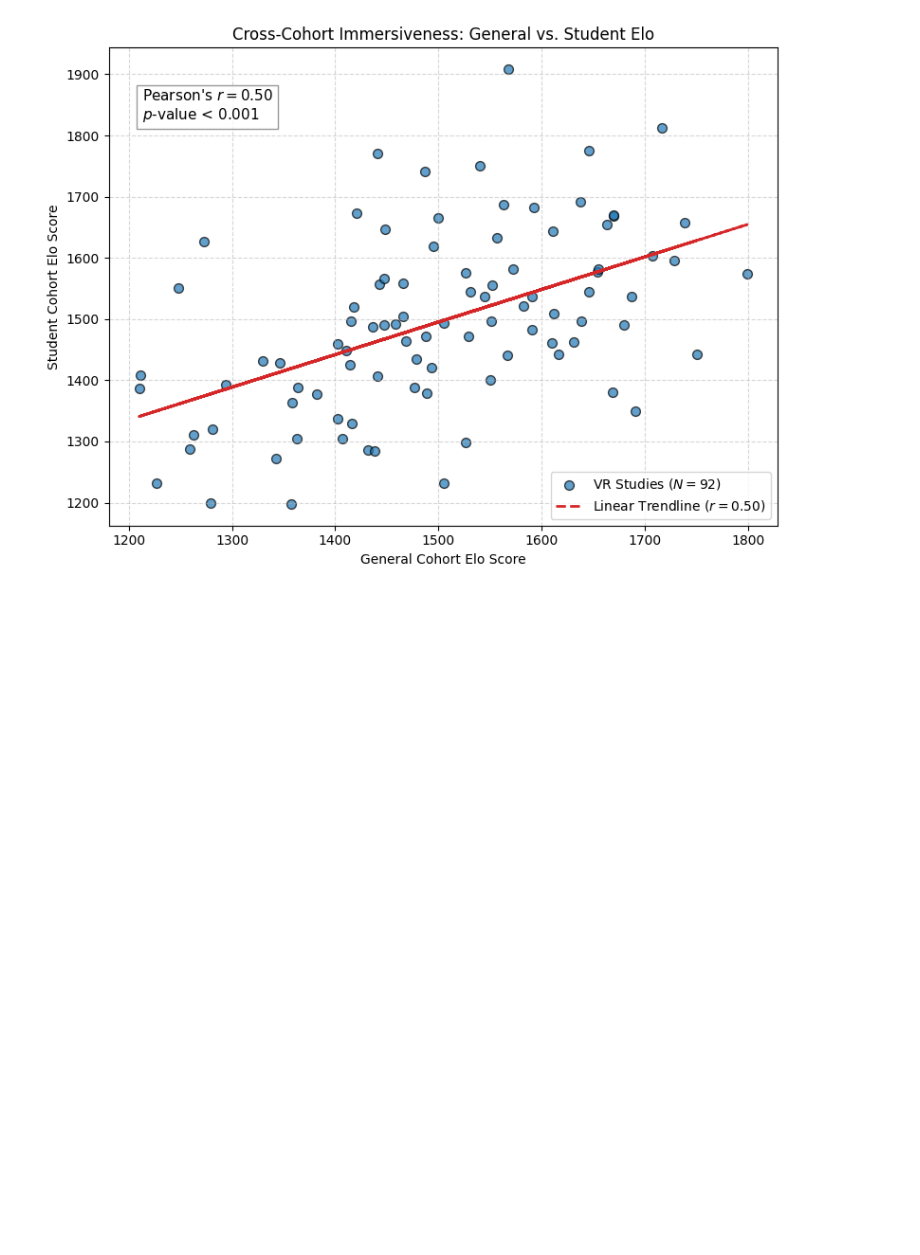
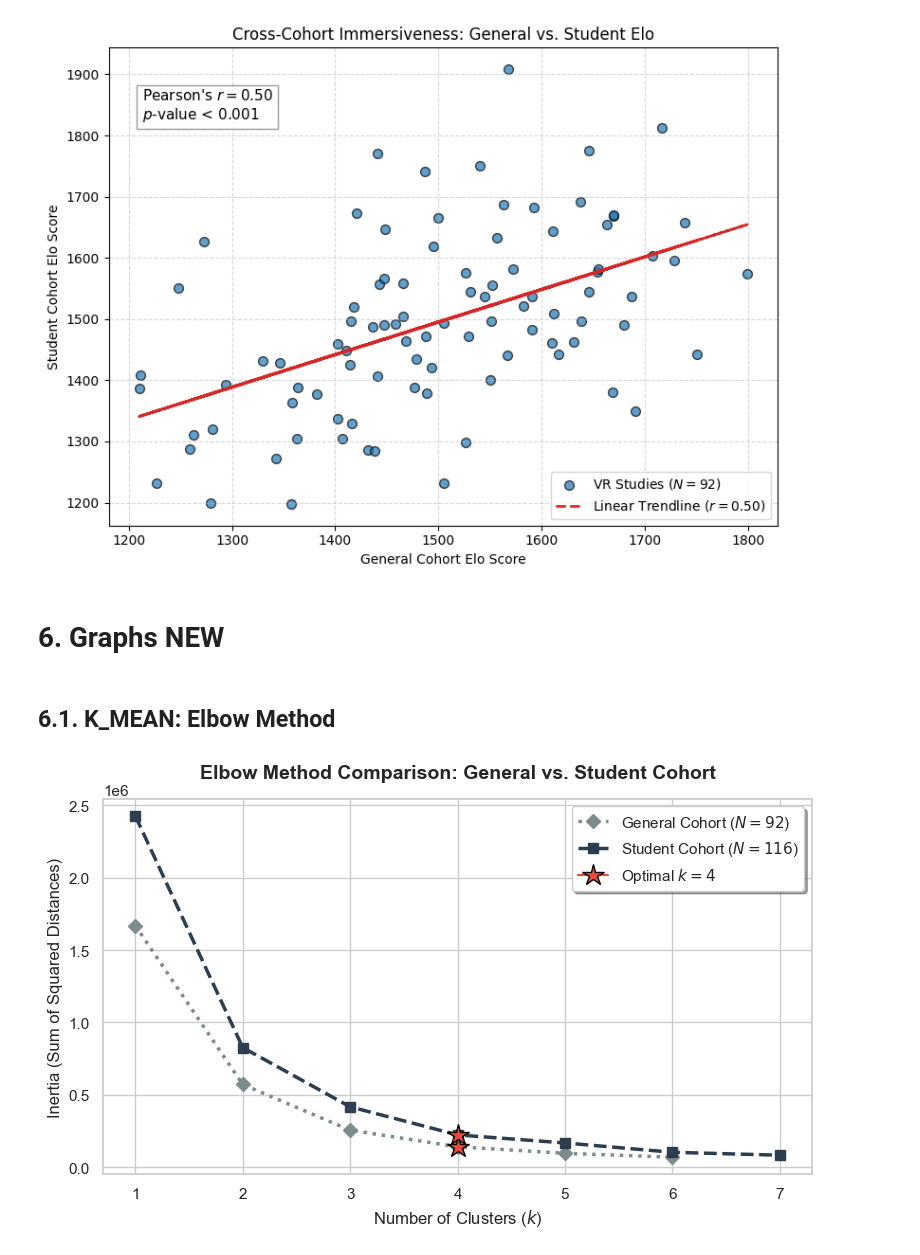
Before and after one commit to KeremDUZENLI/python-sklearn-machine-learning, a Jupyter notebook: main_dataset.ipynb, the cells around one changed output. Saved outputs shown, nothing was run; the diff lists cells and outputs as text; code cells hidden in the pictures; blank space fills up the shorter version.

```diff
--- a/main_dataset.ipynb
+++ b/main_dataset.ipynb
@@ -355,3 +355,39 @@ plt.savefig('exports/dataset_figures/ELO_COMBINED.png', dpi=300)
 plt.show()
 # %% [output]
 [figure]
+# %% [markdown]
+# 6. Graphs NEW
+# %% [markdown]
+## 6.1. K_MEAN: Elbow Method
+# %%
+import matplotlib.pyplot as plt
+import seaborn as sns
+
+k_old = [1, 2, 3, 4, 5, 6]
+inertia_old = [1669296.48, 571533.55, 255897.58, 141624.88, 96025.36, 69311.96]
+
+k_new = [1, 2, 3, 4, 5, 6, 7]
+inertia_new = [2426836.44, 826788.27, 417329.32, 223339.69, 167705.20, 103130.16, 83013.40]
+
+plt.figure(figsize=(8, 5))
+sns.set_theme(style="whitegrid")
+
+
+plt.plot(k_old, inertia_old, color='#7f8c8d', linestyle=':', linewidth=2.5, marker='D', markersize=7, label='General Cohort ($N=92$)')
+plt.plot(k_new, inertia_new, color='#2c3e50', linestyle='--', linewidth=2.5, marker='s', markersize=7, label='Student Cohort ($N=116$)')
+
+plt.plot(4, inertia_old[3], marker='*', color='#e74c3c', markersize=16, markeredgecolor='black', zorder=5)
+plt.plot(4, inertia_new[3], marker='*', color='#e74c3c', markersize=16, markeredgecolor='black', zorder=5, label='Optimal $k=4$')
+
+plt.title("Elbow Method Comparison: General vs. Student Cohort", fontsize=14, fontweight='bold', pad=15)
+plt.xlabel("Number of Clusters ($k$)", fontsize=12)
+plt.ylabel("Inertia (Sum of Squared Distances)", fontsize=12)
+plt.xticks(range(1, 8))
+
+plt.legend(frameon=True, shadow=True, fontsize=11)
+plt.tight_layout()
+
+plt.savefig('exports/new_gen/K_MEAN_COMBINED_NEW.png', dpi=300, bbox_inches='tight')
+plt.show()
+# %% [output]
+[figure, added]
```
Also changed, not shown: parts of 9 cells of this notebook, 3 other files.
